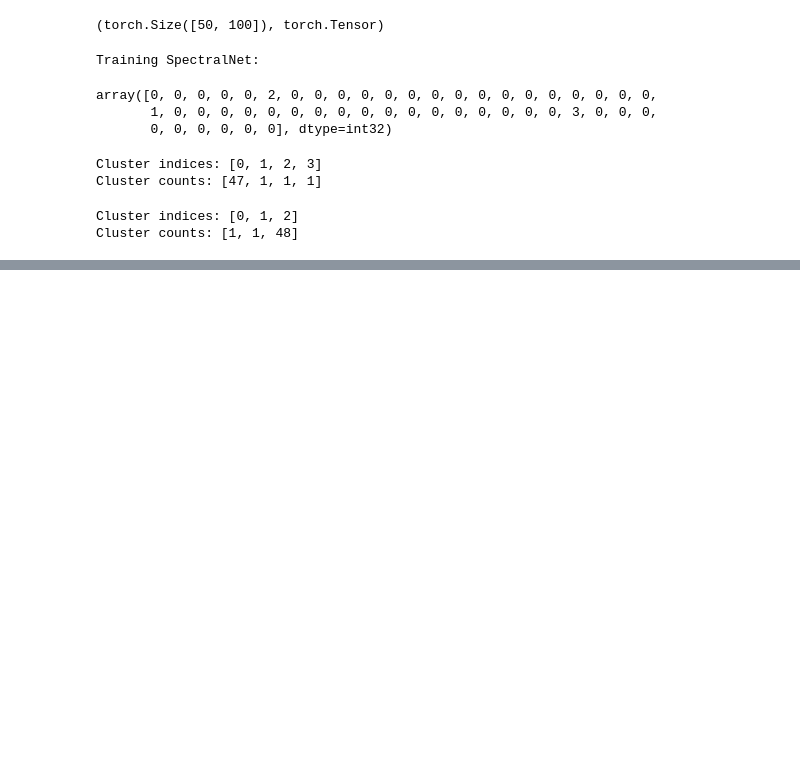
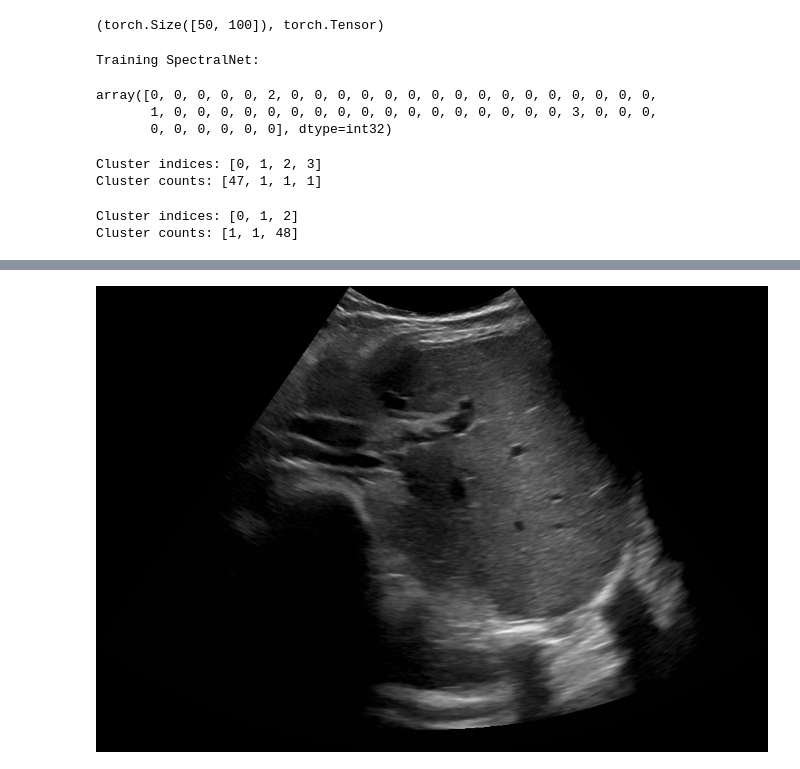
Before and after one commit to alexaatm/UnsupervisedSegmentor4Ultrasound, a Jupyter notebook: spectral-clustering/spectralnet-test.ipynb, the cells around one changed output, grey strips where cells are left out. Drawn from its saved outputs; the diff is of its cells as text; code cells hidden in the pictures; blank space fills up the shorter version.

```diff
--- a/spectral-clustering/spectralnet-test.ipynb
+++ b/spectral-clustering/spectralnet-test.ipynb
@@ -47,0 +231,6 @@ Cluster counts: [1, 1, 48]
+# %%
+image_path = "/home/guests/oleksandra_tmenova/test/project/thesis-codebase/data/LIVER_MIXED/val_mini/images/Patient-12-david-01_7.png"
+image = Image.open(image_path)
+image.show()
+# %% [output]
+[figure, added]
```
Also changed, not shown: parts of 32 cells of this notebook, 2 other files.
